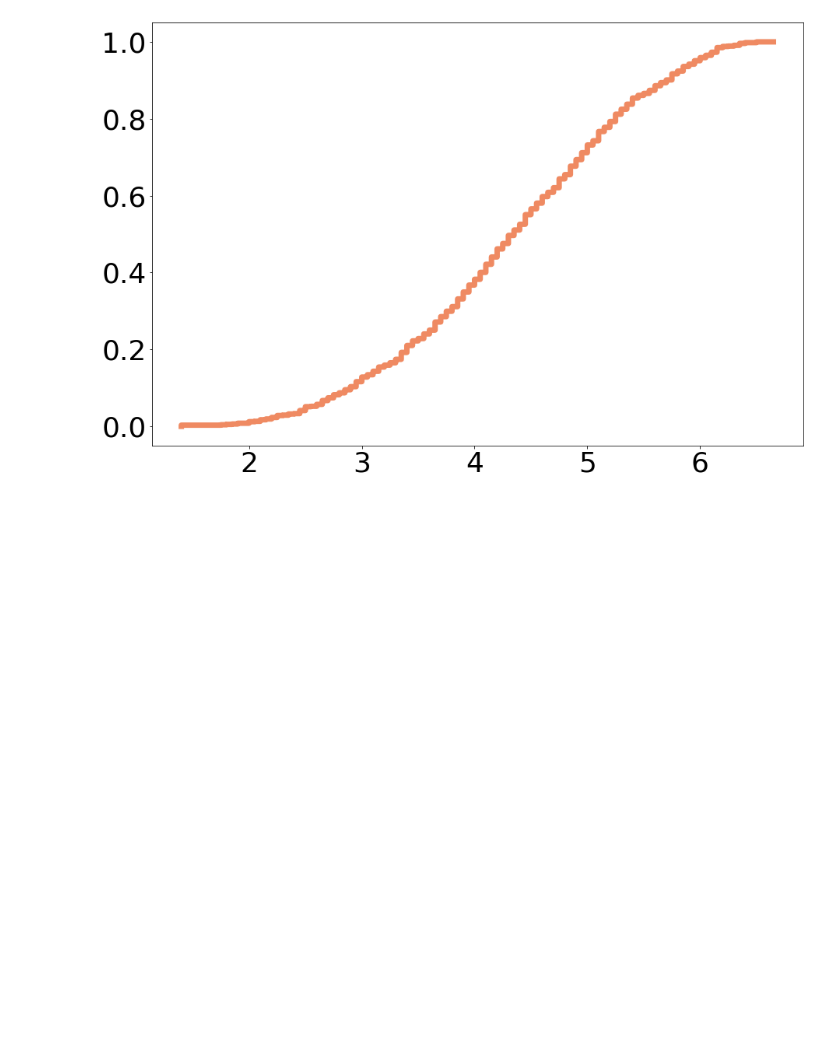
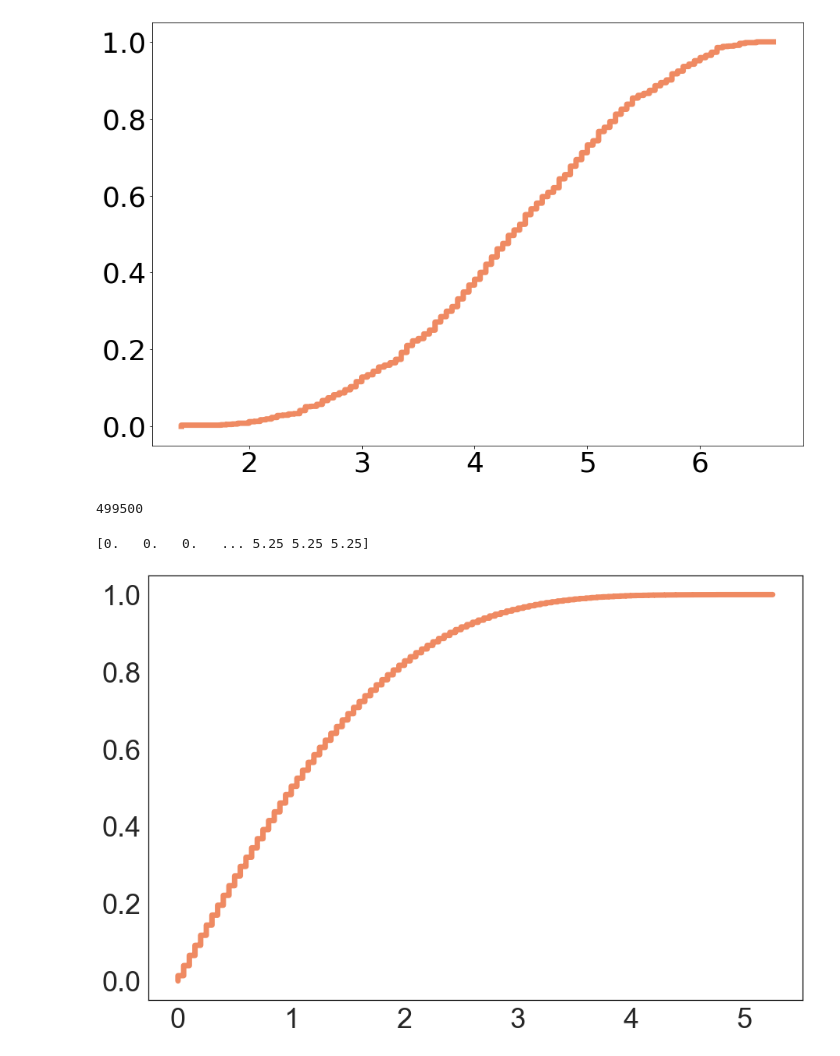
Before and after one commit to tr0up2r/satisfaction-classifier-with-xai, a Jupyter notebook: plotting.ipynb, the cells around one changed output. Saved outputs shown, nothing was run; the diff lists cells and outputs as text; code cells hidden in the pictures; blank space fills up the shorter version.

Commit message:
Add cdf of differences between satisfaction scores

```diff
--- a/plotting.ipynb
+++ b/plotting.ipynb
@@ -405,3 +406,30 @@ draw_multiple_cdf_normalize_y([list_satisfaction], "satisfaction_score", colors,
  6.15 6.15 6.15 6.15 6.2  6.2  6.2  6.25 6.3  6.3  6.35 6.35 6.35 6.35
  6.35 6.4  6.4  6.5  6.5  6.65]
 [figure]
+# %%
+satisfaction_comb = list(itertools.combinations(post_df['satisfaction'], 2))
+
+
+def get_subtraction_from_tuple(t):
+    num1 = max(t)
+    num2 = min(t)
+
+    return num1 - num2
+
+
+comb_sub = []
+for comb in satisfaction_comb:
+    comb_sub.append(get_subtraction_from_tuple(comb))
+# %%
+len(comb_sub)
+# %% [output]
+499500
+# %%
+colors = ['#ef8a62']
+legends = ['no legend']
+linestyles = ['-']
+# %%
+draw_multiple_cdf_normalize_y([comb_sub], "satisfaction_difference", colors, 'Satisfaction Difference', legends, linestyles, False)
+# %% [output]
+[0.   0.   0.   ... 5.25 5.25 5.25]
+[figure, added]
```
Also changed, not shown: parts of 1 cell of this notebook.
